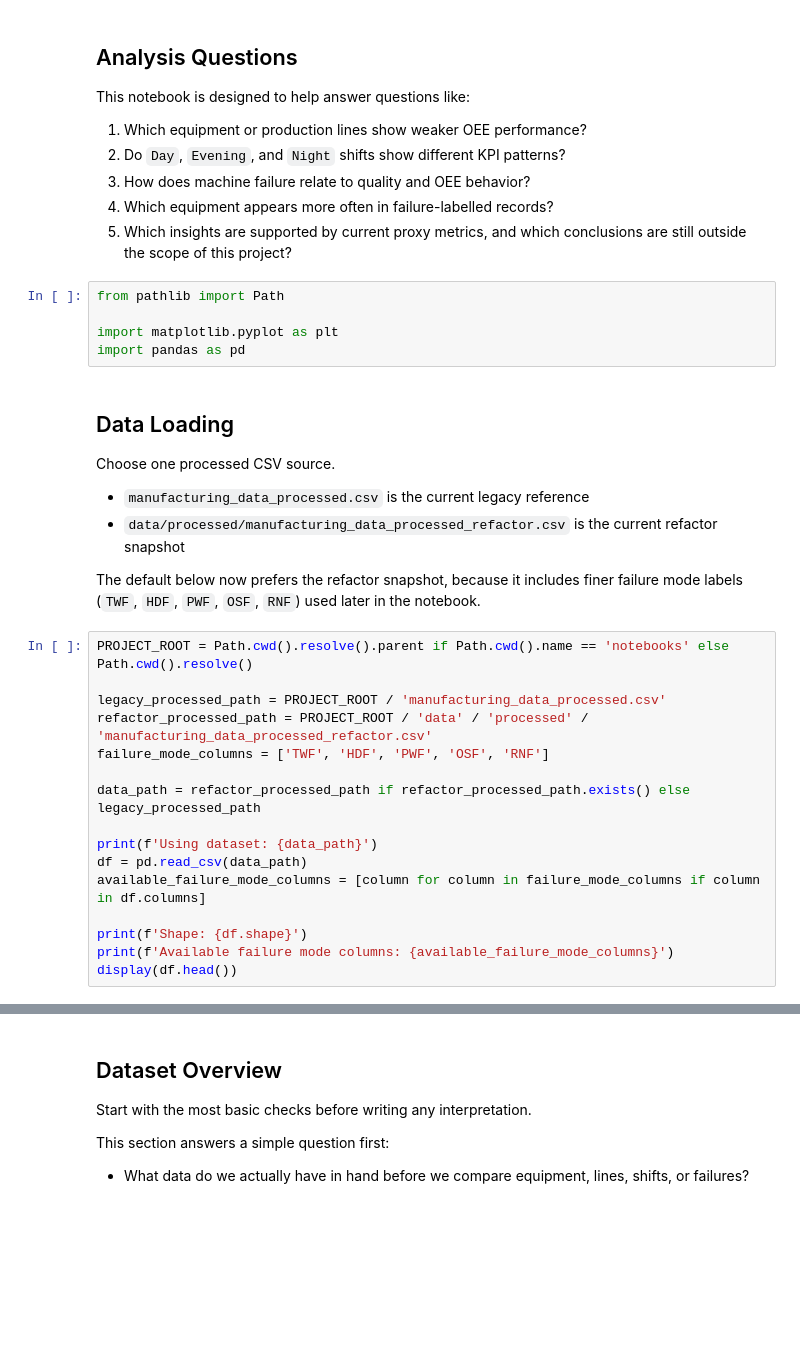
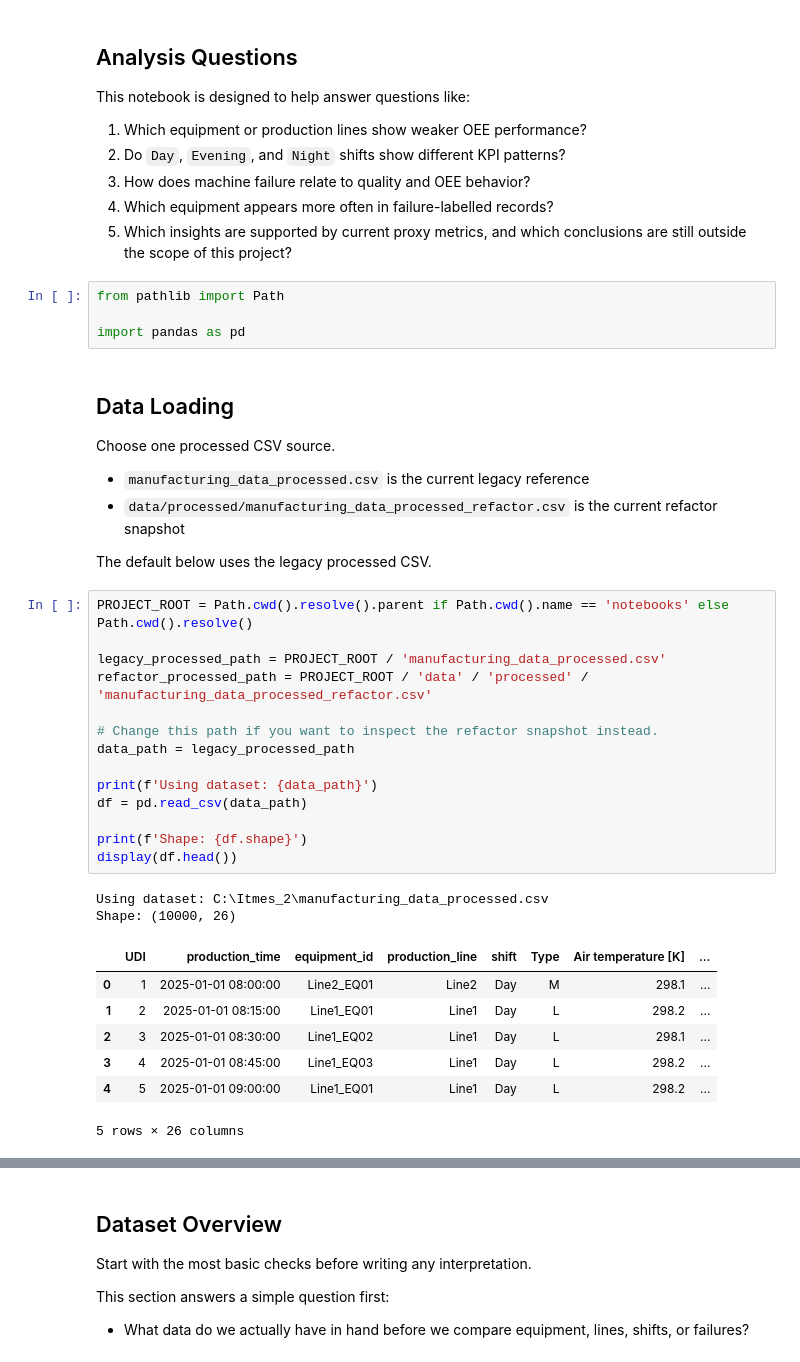
Before and after one commit to lmj5201314love/My-first-project, a Jupyter notebook: notebooks/01_eda_skeleton.ipynb, the cells around one changed output, grey strips where cells are left out. Drawn from its saved outputs; the diff is of its cells as text; blank space fills up the shorter version.

```diff
--- a/notebooks/01_eda_skeleton.ipynb
+++ b/notebooks/01_eda_skeleton.ipynb
@@ -27,7 +27,6 @@ This notebook is designed to help answer questions like:
 # %%
 from pathlib import Path
 
-import matplotlib.pyplot as plt
 import pandas as pd
 # %% [markdown]
 ## Data Loading
@@ -37,22 +36,30 @@ Choose one processed CSV source.
 - `manufacturing_data_processed.csv` is the current legacy reference
 - `data/processed/manufacturing_data_processed_refactor.csv` is the current refactor snapshot
 
-The default below now prefers the refactor snapshot, because it includes finer failure mode labels (`TWF`, `HDF`, `PWF`, `OSF`, `RNF`) used later in the notebook.
+The default below uses the legacy processed CSV.
 # %%
 PROJECT_ROOT = Path.cwd().resolve().parent if Path.cwd().name == 'notebooks' else Path.cwd().resolve()
 
 legacy_processed_path = PROJECT_ROOT / 'manufacturing_data_processed.csv'
 refactor_processed_path = PROJECT_ROOT / 'data' / 'processed' / 'manufacturing_data_processed_refactor.csv'
-failure_mode_columns = ['TWF', 'HDF', 'PWF', 'OSF', 'RNF']
 
-data_path = refactor_processed_path if refactor_processed_path.exists() else legacy_processed_path
+# Change this path if you want to inspect the refactor snapshot instead.
+data_path = legacy_processed_path
 
 print(f'Using dataset: {data_path}')
 df = pd.read_csv(data_path)
-available_failure_mode_columns = [column for column in failure_mode_columns if column in df.columns]
 
 print(f'Shape: {df.shape}')
-print(f'Available failure mode columns: {available_failure_mode_columns}')
 display(df.head())
+# %% [output]
+Using dataset: C:\Itmes_2\manufacturing_data_processed.csv
+Shape: (10000, 26)
+|  | UDI | production_time | equipment_id | production_line | shift | Type | Air temperature [K] | ... |
+| 0 | 1 | 2025-01-01 08:00:00 | Line2_EQ01 | Line2 | Day | M | 298.1 | ... |
+| 1 | 2 | 2025-01-01 08:15:00 | Line1_EQ01 | Line1 | Day | L | 298.2 | ... |
+| 2 | 3 | 2025-01-01 08:30:00 | Line1_EQ02 | Line1 | Day | L | 298.1 | ... |
+| 3 | 4 | 2025-01-01 08:45:00 | Line1_EQ03 | Line1 | Day | L | 298.2 | ... |
+| 4 | 5 | 2025-01-01 09:00:00 | Line1_EQ01 | Line1 | Day | L | 298.2 | ... |
+5 rows × 26 columns
 # %%
 df.columns.tolist()
```
Also changed, not shown: parts of 49 cells of this notebook.
